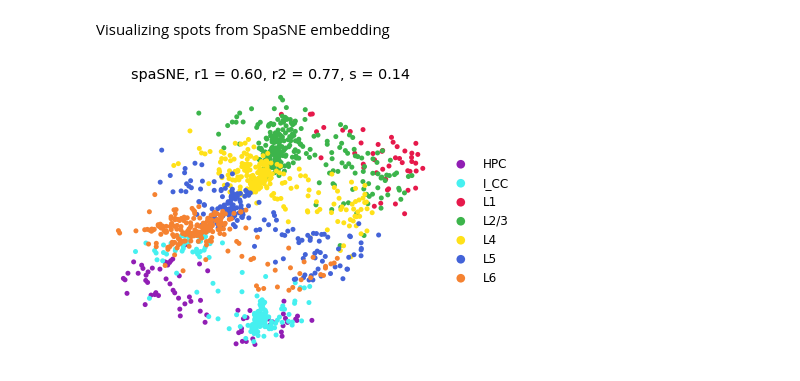
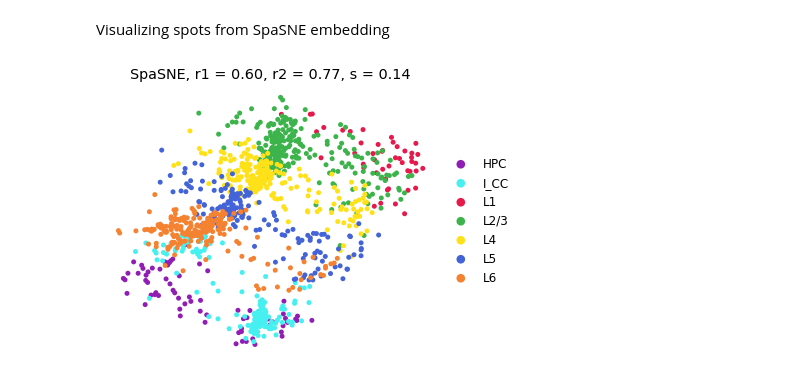
Before and after one commit to Lin-Xu-lab/SpaSNE, a Jupyter notebook: spasne-examples/spasne_VisualCortex1207_example.ipynb, the cells around one changed output. Cells and saved outputs as stored; diff of their text form; code cells hidden in the pictures.

```diff
--- a/spasne-examples/spasne_VisualCortex1207_example.ipynb
+++ b/spasne-examples/spasne_VisualCortex1207_example.ipynb
@@ -103,12 +103,12 @@ Visualizing spots from SpaSNE embedding
 # %%
 matplotlib.rcParams['font.size'] = 12.0
 fig, axes = plt.subplots(1, 1, figsize=(6,5))
 domains="gt"
 num_celltype=len(adata.obs[domains].unique())
 adata.uns[domains+"_colors"]=list(plot_color[:num_celltype])
-titles = 'spaSNE, ' + 'r1 = %.2f'% quant_eval_spasne[0] + ', r2 = %.2f'%quant_eval_spasne[1] + ', s = %.2f'%quant_eval_spasne[2]
+titles = 'SpaSNE, ' + 'r1 = %.2f'% quant_eval_spasne[0] + ', r2 = %.2f'%quant_eval_spasne[1] + ', s = %.2f'%quant_eval_spasne[2]
 ax=sc.pl.scatter(adata,alpha=1,x="spasne_pos_x",y="spasne_pos_y",color=domains,title=titles,color_map=plot_color,show=False,size=sz,ax = axes)
 ax.axis('off')
 ax.axes.invert_xaxis()
 # %% [output]
-[figure, old version]
+[figure, new version]
```
Also changed, not shown: 1 other file.
